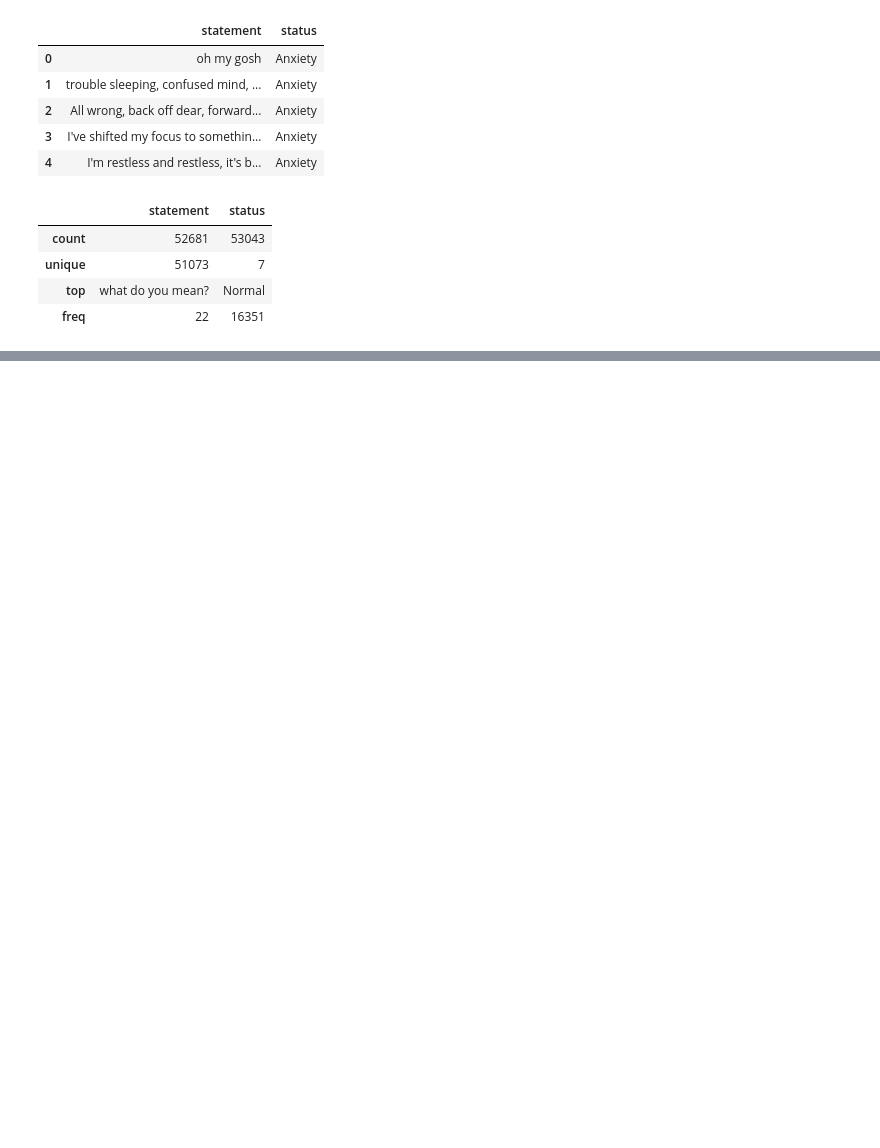
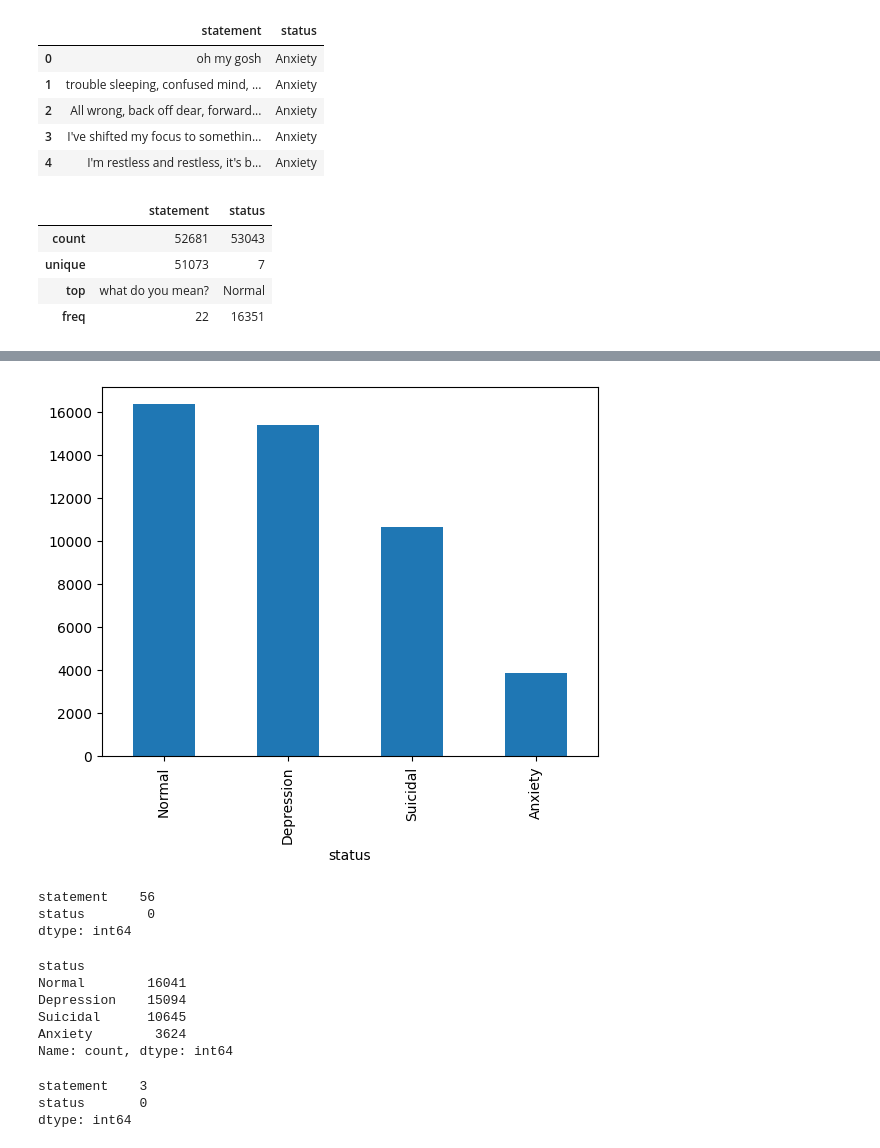
Before and after one commit to AdkxKashyap/Mental-Health-Detection-Using-NLP, a Jupyter notebook: src/notebooks/mental_health_risk_classification.ipynb, the cells around one changed output, grey strips where cells are left out. Drawn from its saved outputs; the diff is of its cells as text; code cells hidden in the pictures; blank space fills up the shorter version.

```diff
--- a/src/notebooks/mental_health_risk_classification.ipynb
+++ b/src/notebooks/mental_health_risk_classification.ipynb
@@ -25,0 +41,5 @@ df.describe()
+# %%
+#Filter Only 4 Classes
+target_classes = ['Normal', 'Depression', 'Anxiety', 'Suicidal']
+
+df = df[df['status'].isin(target_classes)]
@@ -25,0 +62,15 @@ df.describe()
+# %%
+import matplotlib.pyplot as plt
+
+df['status'].value_counts().plot(kind='bar')
+
+plt.show()
+# %% [output]
+[figure, added]
+# %%
+#Checking for missing values
+df.isnull().sum()
+# %% [output]
+statement    56
+status        0
+dtype: int64
@@ -25,0 +80,17 @@ df.describe()
+# %%
+
+df['status'].value_counts()
+# %% [output]
+status
+Normal        16041
+Depression    15094
+Suicidal      10645
+Anxiety        3624
+Name: count, dtype: int64
+# %%
+#Checking for missing values
+df.isnull().sum()
+# %% [output]
+statement    3
+status       0
+dtype: int64
```
Also changed, not shown: parts of 28 cells of this notebook.
